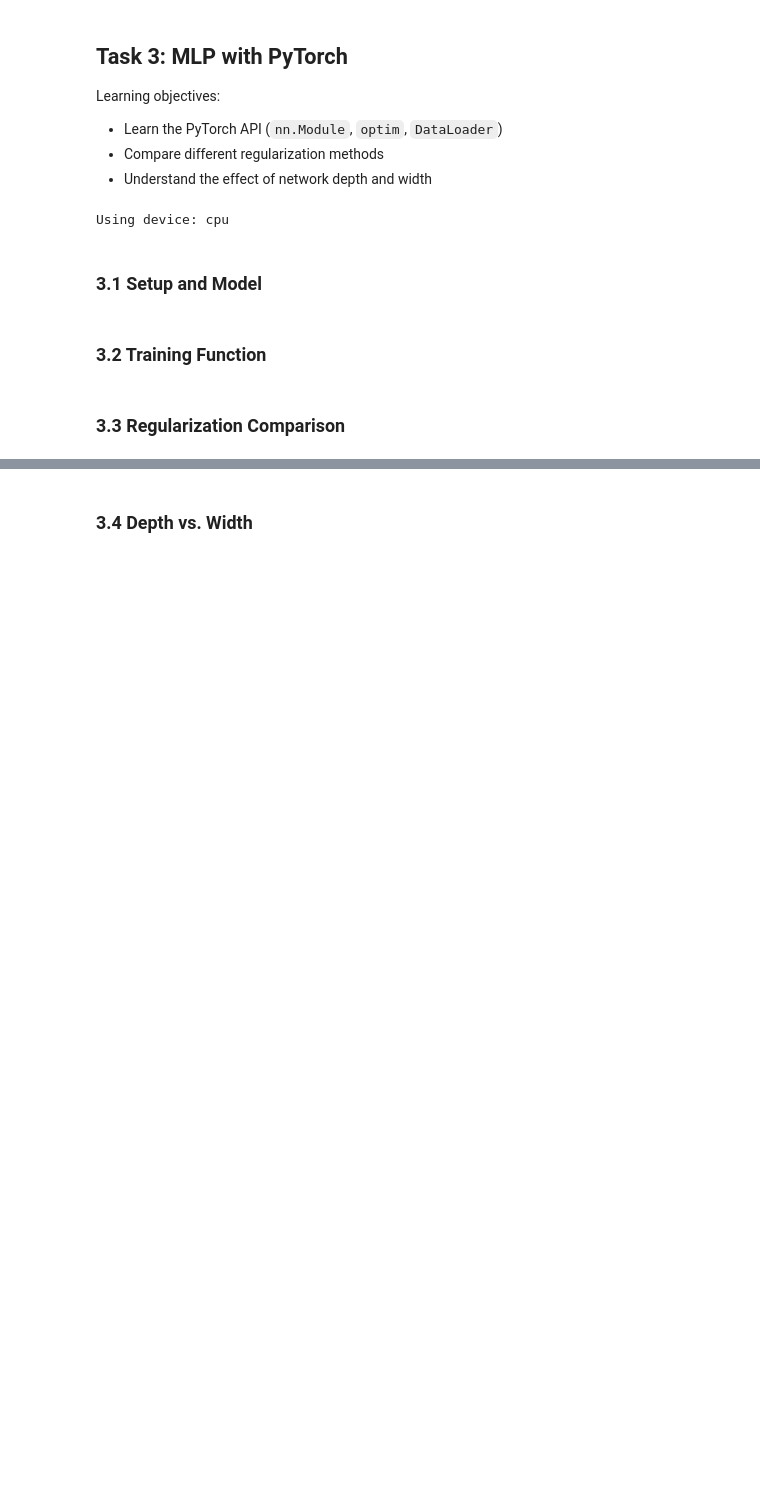
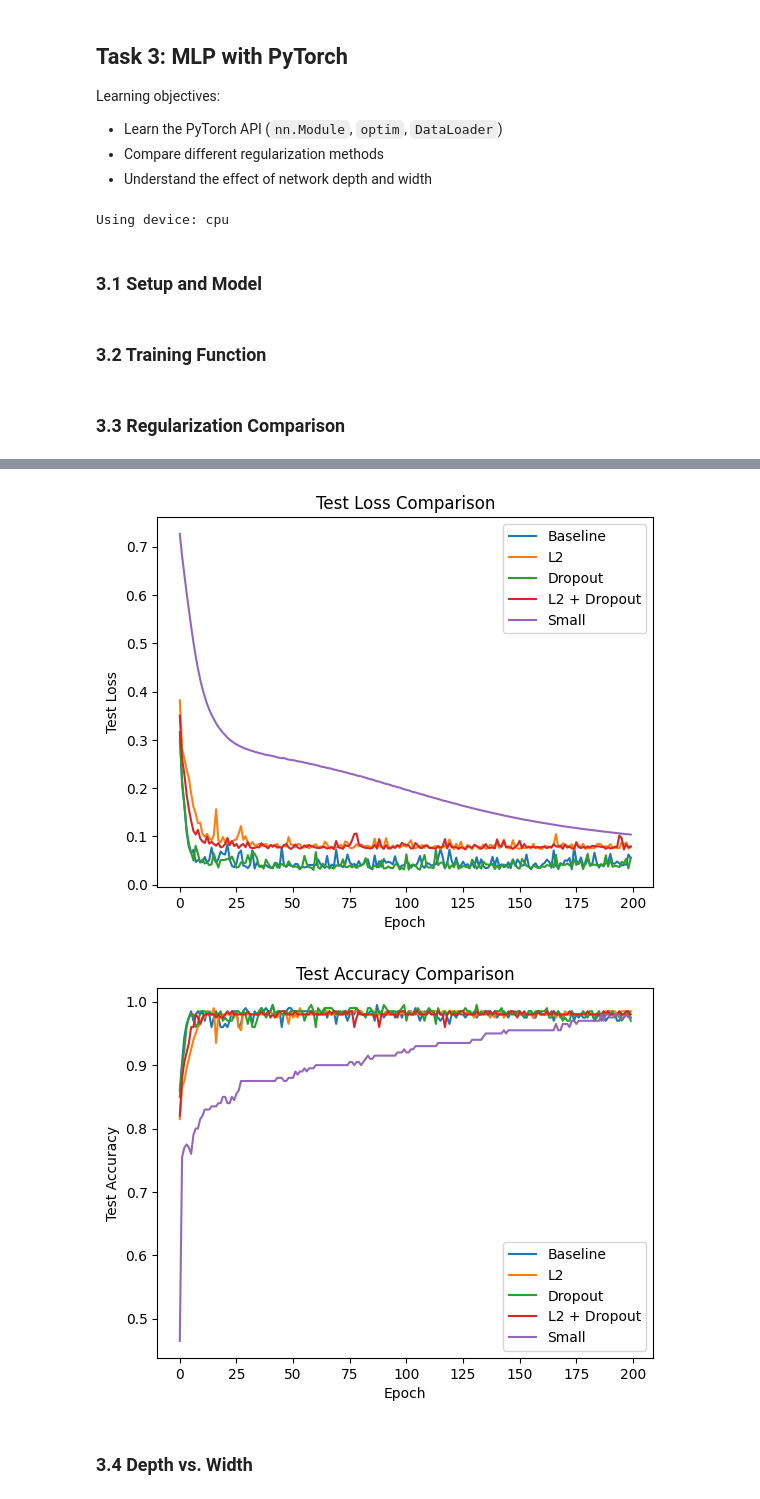
Before and after one commit to opometun/evolution-of-ml-models, a Jupyter notebook: excercise02-mlp/exercise02-mlp.ipynb, the cells around one changed output, grey strips where cells are left out. Drawn from its saved outputs; the diff is of its cells as text; code cells hidden in the pictures; blank space fills up the shorter version.

Commit message:
feat: add torch implemention of mlp

```diff
--- a/excercise02-mlp/exercise02-mlp.ipynb
+++ b/excercise02-mlp/exercise02-mlp.ipynb
@@ -398,13 +446,57 @@ def train_model(model, train_loader, X_test_t, y_test_t, lr=0.001, weight_decay=
 # %% [markdown]
 ### 3.3 Regularization Comparison
 # %%
-# TODO: Train and compare these five configurations:
-# 1. Baseline: hidden_dims=[128, 128, 128], no regularization
-# 2. L2: weight_decay=0.01
-# 3. Dropout: dropout=0.3
-# 4. L2 + Dropout: both
-# 5. Small network: hidden_dims=[16]
+configs = {
+    "Baseline": {"hidden_dims": [128, 128, 128], "dropout": 0.0, "weight_decay": 0.0},
+    "L2": {"hidden_dims": [128, 128, 128], "dropout": 0.0, "weight_decay": 0.01},
+    "Dropout": {"hidden_dims": [128, 128, 128], "dropout": 0.3, "weight_decay": 0.0},
+    "L2 + Dropout": {"hidden_dims": [128, 128, 128], "dropout": 0.3, "weight_decay": 0.01},
+    "Small": {"hidden_dims": [16], "dropout": 0.0, "weight_decay": 0.0},
+}
 
-# TODO: Store each run's metrics
-# TODO: Plot losses and accuracies for comparison
-# TODO: Summarize which setup generalizes best
+results = {}
+for name, cfg in configs.items():
+
+    model = TorchMLP(
+        hidden_dims=cfg["hidden_dims"],
+        dropout=cfg["dropout"]
+    )
+
+    results[name] = train_model(
+        model,
+        train_loader,
+        X_test_t,
+        y_test_t,
+        lr=0.001,
+        weight_decay=cfg["weight_decay"],
+        epochs=200
+    )
+
+for name, metrics in results.items():
+    print(
+        name,
+        "final train acc:", metrics["train_accs"][-1],
+        "final test acc:", metrics["test_accs"][-1],
+        "final test loss:", metrics["test_losses"][-1],
+    )
+
+plt.figure()
+for name, metrics in results.items():
+    plt.plot(metrics["test_losses"], label=name)
+
+plt.xlabel("Epoch")
+plt.ylabel("Test Loss")
+plt.title("Test Loss Comparison")
+plt.legend()
+plt.show()
+
+plt.figure()
+for name, metrics in results.items():
+    plt.plot(metrics["test_accs"], label=name)
+
+plt.xlabel("Epoch")
+plt.ylabel("Test Accuracy")
+plt.title("Test Accuracy Comparison")
+plt.legend()
+plt.show()
+# %% [output]
@@ -411,3 +508,5 @@ def train_model(model, train_loader, X_test_t, y_test_t, lr=0.001, weight_decay=
+[figure, added]
+[figure, added]
 # %% [markdown]
 ### 3.4 Depth vs. Width
 # %%
```
Also changed, not shown: parts of 5 cells of this notebook.
